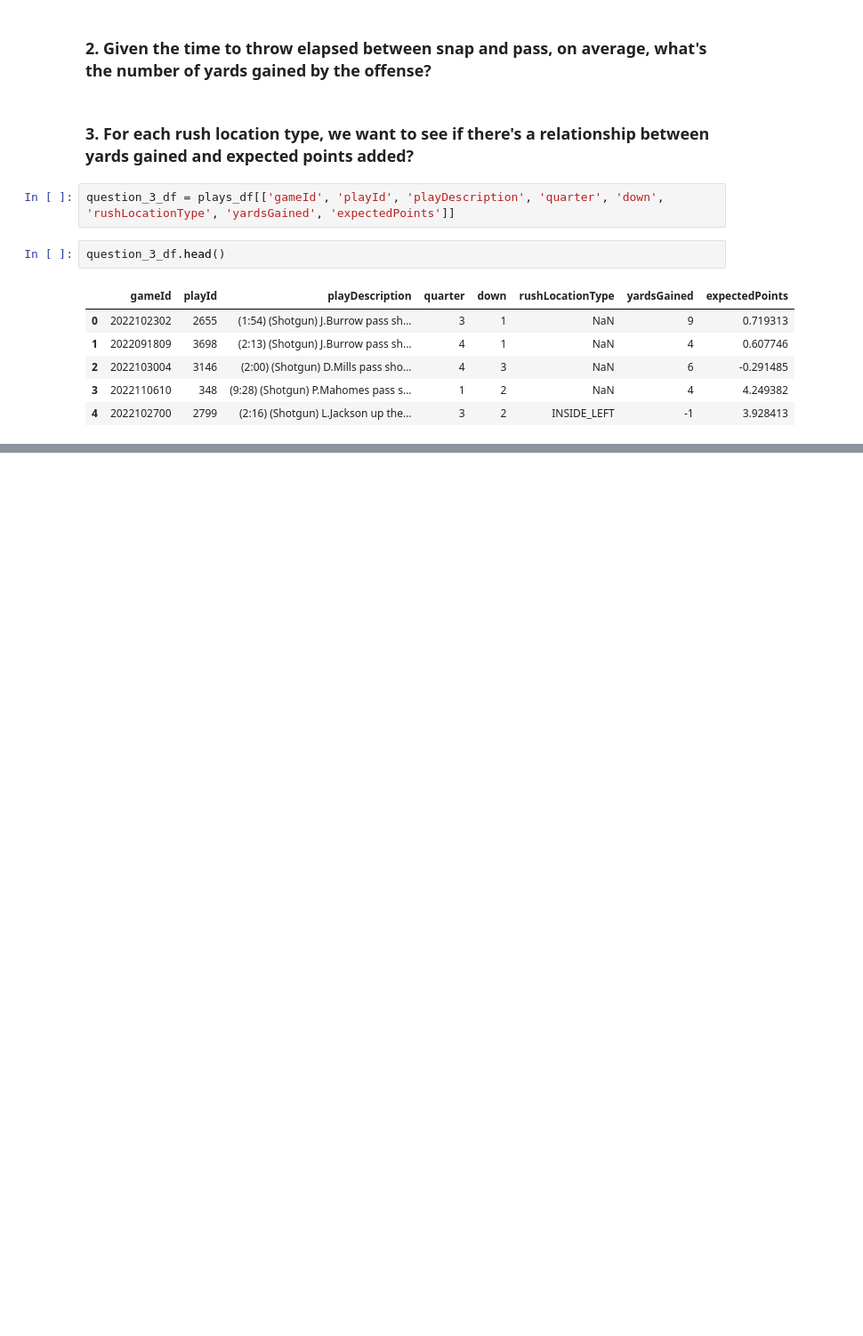
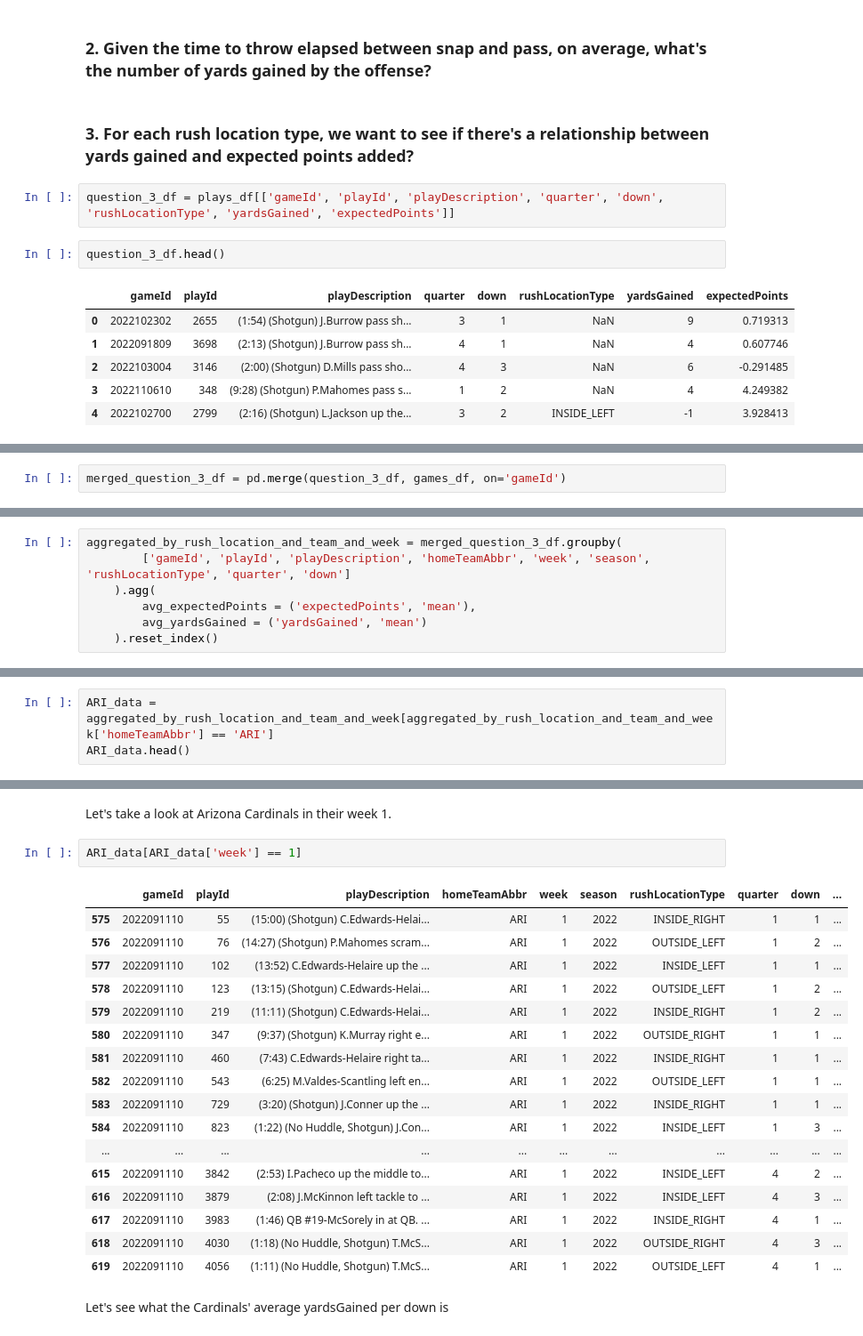
Before and after one commit to klam912/nfl-dashboard, a Jupyter notebook: analysis.ipynb, the cells around one changed output, grey strips where cells are left out. Shown at 89% size. Drawn from its saved outputs; the diff is of its cells as text; blank space fills up the shorter version.

Commit message:
made some analysis and visualizations on question 3

```diff
--- a/analysis.ipynb
+++ b/analysis.ipynb
@@ -241,0 +263,2 @@ aggregation_yards_gained_and_expected_points_df = question_3_df.groupby(['rushLo
+# %%
+merged_question_3_df = pd.merge(question_3_df, games_df, on='gameId')
@@ -241,0 +274,7 @@ aggregation_yards_gained_and_expected_points_df = question_3_df.groupby(['rushLo
+# %%
+aggregated_by_rush_location_and_team_and_week = merged_question_3_df.groupby(
+        ['gameId', 'playId', 'playDescription', 'homeTeamAbbr', 'week', 'season', 'rushLocationType', 'quarter', 'down']
+    ).agg(
+        avg_expectedPoints = ('expectedPoints', 'mean'),
+        avg_yardsGained = ('yardsGained', 'mean')
+    ).reset_index()
@@ -241,0 +297,3 @@ aggregation_yards_gained_and_expected_points_df = question_3_df.groupby(['rushLo
+# %%
+ARI_data = aggregated_by_rush_location_and_team_and_week[aggregated_by_rush_location_and_team_and_week['homeTeamAbbr'] == 'ARI']
+ARI_data.head()
@@ -241,0 +307,24 @@ aggregation_yards_gained_and_expected_points_df = question_3_df.groupby(['rushLo
+# %% [markdown]
+Let's take a look at Arizona Cardinals in their week 1.
+# %%
+ARI_data[ARI_data['week'] == 1]
+# %% [output]
+|  | gameId | playId | playDescription | homeTeamAbbr | week | season | rushLocationType | quarter | down | ... |
+| 575 | 2022091110 | 55 | (15:00) (Shotgun) C.Edwards-Helai... | ARI | 1 | 2022 | INSIDE_RIGHT | 1 | 1 | ... |
+| 576 | 2022091110 | 76 | (14:27) (Shotgun) P.Mahomes scram... | ARI | 1 | 2022 | OUTSIDE_LEFT | 1 | 2 | ... |
+| 577 | 2022091110 | 102 | (13:52) C.Edwards-Helaire up the ... | ARI | 1 | 2022 | INSIDE_LEFT | 1 | 1 | ... |
+| 578 | 2022091110 | 123 | (13:15) (Shotgun) C.Edwards-Helai... | ARI | 1 | 2022 | OUTSIDE_LEFT | 1 | 2 | ... |
+| 579 | 2022091110 | 219 | (11:11) (Shotgun) C.Edwards-Helai... | ARI | 1 | 2022 | INSIDE_RIGHT | 1 | 2 | ... |
+| 580 | 2022091110 | 347 | (9:37) (Shotgun) K.Murray right e... | ARI | 1 | 2022 | OUTSIDE_RIGHT | 1 | 1 | ... |
+| 581 | 2022091110 | 460 | (7:43) C.Edwards-Helaire right ta... | ARI | 1 | 2022 | INSIDE_RIGHT | 1 | 1 | ... |
+| 582 | 2022091110 | 543 | (6:25) M.Valdes-Scantling left en... | ARI | 1 | 2022 | OUTSIDE_LEFT | 1 | 1 | ... |
+| 583 | 2022091110 | 729 | (3:20) (Shotgun) J.Conner up the ... | ARI | 1 | 2022 | INSIDE_RIGHT | 1 | 1 | ... |
+| 584 | 2022091110 | 823 | (1:22) (No Huddle, Shotgun) J.Con... | ARI | 1 | 2022 | INSIDE_LEFT | 1 | 3 | ... |
+| ... | ... | ... | ... | ... | ... | ... | ... | ... | ... | ... |
+| 615 | 2022091110 | 3842 | (2:53) I.Pacheco up the middle to... | ARI | 1 | 2022 | INSIDE_LEFT | 4 | 2 | ... |
+| 616 | 2022091110 | 3879 | (2:08) J.McKinnon left tackle to ... | ARI | 1 | 2022 | INSIDE_LEFT | 4 | 3 | ... |
+| 617 | 2022091110 | 3983 | (1:46) QB #19-McSorely in at QB. ... | ARI | 1 | 2022 | INSIDE_RIGHT | 4 | 1 | ... |
+| 618 | 2022091110 | 4030 | (1:18) (No Huddle, Shotgun) T.McS... | ARI | 1 | 2022 | OUTSIDE_RIGHT | 4 | 3 | ... |
+| 619 | 2022091110 | 4056 | (1:11) (No Huddle, Shotgun) T.McS... | ARI | 1 | 2022 | OUTSIDE_LEFT | 4 | 1 | ... |
+# %% [markdown]
+Let's see what the Cardinals' average yardsGained per down is
```
Also changed, not shown: parts of 22 cells of this notebook.
